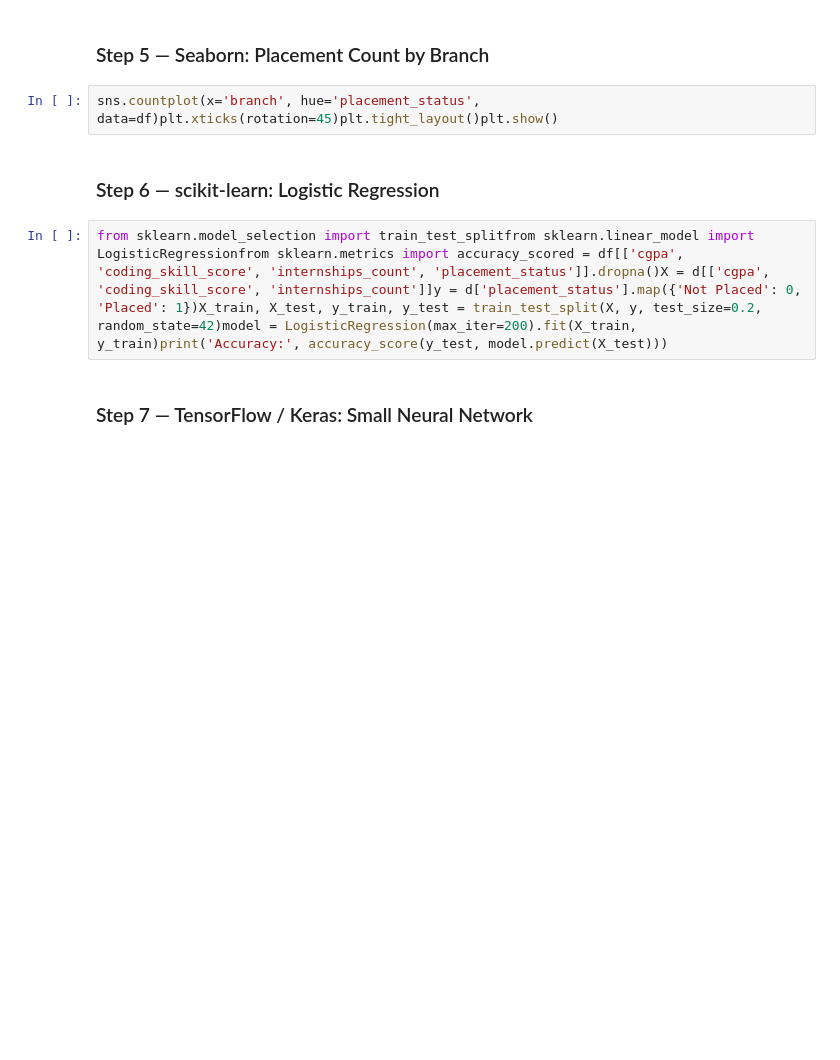
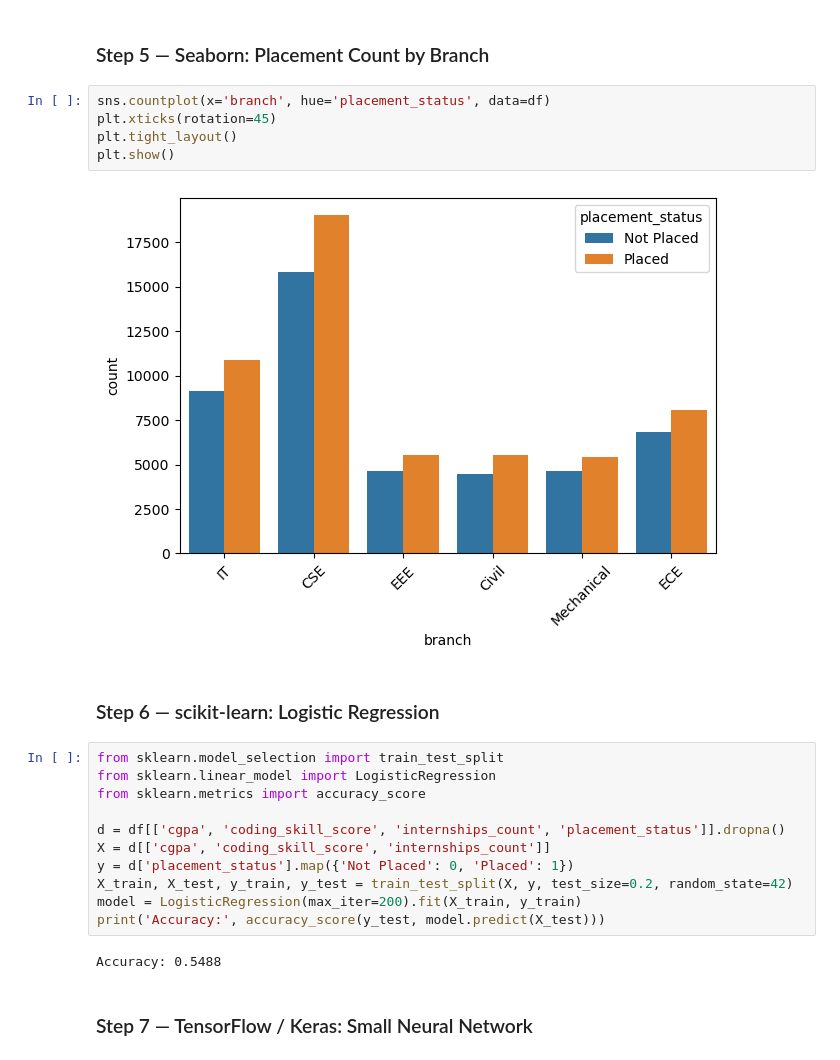
Before and after one commit to HarshReaver/ML-Experiments, a Jupyter notebook: Exp_01/Exp_01.ipynb, the cells around one changed output. Saved outputs shown, nothing was run; the diff lists cells and outputs as text; blank space fills up the shorter version.

```diff
--- a/Exp_01/Exp_01.ipynb
+++ b/Exp_01/Exp_01.ipynb
@@ -27,11 +106,27 @@ plt.hist(df['salary_package_lpa'].dropna(), bins=10)plt.xlabel('Salary (LPA)')pl
 # %% [markdown]
 ### Step 5 — Seaborn: Placement Count by Branch
 # %%
-sns.countplot(x='branch', hue='placement_status', data=df)plt.xticks(rotation=45)plt.tight_layout()plt.show()
+sns.countplot(x='branch', hue='placement_status', data=df)
+plt.xticks(rotation=45)
+plt.tight_layout()
+plt.show()
+# %% [output]
+[figure, added]
 # %% [markdown]
 ### Step 6 — scikit-learn: Logistic Regression
 # %%
-from sklearn.model_selection import train_test_splitfrom sklearn.linear_model import LogisticRegressionfrom sklearn.metrics import accuracy_scored = df[['cgpa', 'coding_skill_score', 'internships_count', 'placement_status']].dropna()X = d[['cgpa', 'coding_skill_score', 'internships_count']]y = d['placement_status'].map({'Not Placed': 0, 'Placed': 1})X_train, X_test, y_train, y_test = train_test_split(X, y, test_size=0.2, random_state=42)model = LogisticRegression(max_iter=200).fit(X_train, y_train)print('Accuracy:', accuracy_score(y_test, model.predict(X_test)))
+from sklearn.model_selection import train_test_split
+from sklearn.linear_model import LogisticRegression
+from sklearn.metrics import accuracy_score
+
+d = df[['cgpa', 'coding_skill_score', 'internships_count', 'placement_status']].dropna()
+X = d[['cgpa', 'coding_skill_score', 'internships_count']]
+y = d['placement_status'].map({'Not Placed': 0, 'Placed': 1})
+X_train, X_test, y_train, y_test = train_test_split(X, y, test_size=0.2, random_state=42)
+model = LogisticRegression(max_iter=200).fit(X_train, y_train)
+print('Accuracy:', accuracy_score(y_test, model.predict(X_test)))
+# %% [output]
+Accuracy: 0.5488
 # %% [markdown]
 ### Step 7 — TensorFlow / Keras: Small Neural Network
 # %%
```
Also changed, not shown: parts of 8 cells of this notebook, 10 other files.
